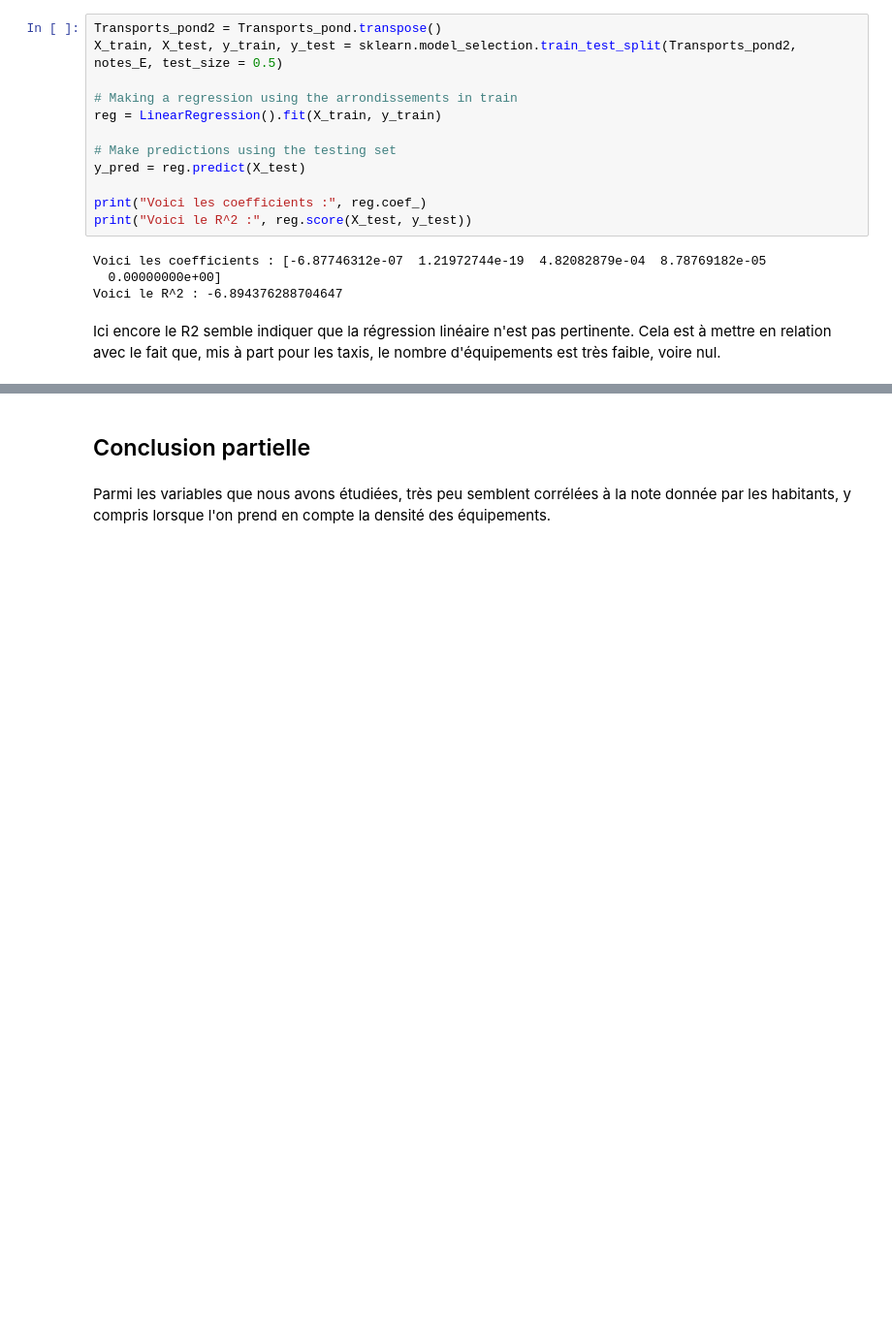
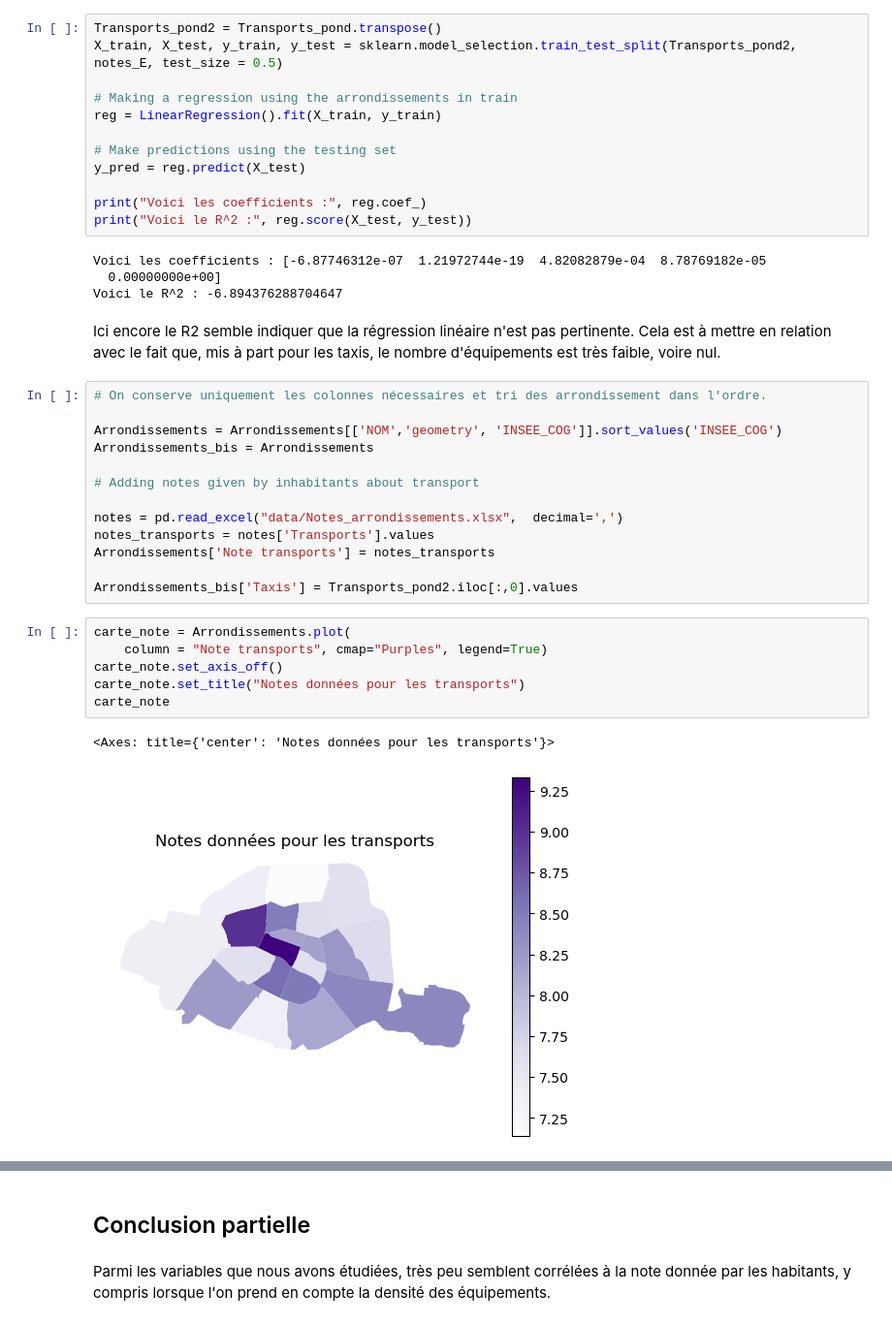
Before and after one commit to solenemoro/Projet_Python_2AENSAE, a Jupyter notebook: Equipements.ipynb, the cells around one changed output, grey strips where cells are left out. Shown: that part at 97% size. Saved outputs shown, nothing was run; the diff lists cells and outputs as text; blank space fills up the shorter version.

Commit message:
Cartes en plus pour Equipements

```diff
--- a/Equipements.ipynb
+++ b/Equipements.ipynb
@@ -610,3 +610,25 @@ Voici les coefficients : [-6.87746312e-07  1.21972744e-19  4.82082879e-04  8.787
 Voici le R^2 : -6.894376288704647
 # %% [markdown]
 Ici encore le R2 semble indiquer que la régression linéaire n'est pas pertinente. Cela est à mettre en relation avec le fait que, mis à part pour les taxis, le nombre d'équipements est très faible, voire nul.
+# %%
+# On conserve uniquement les colonnes nécessaires et tri des arrondissement dans l'ordre.
+
+Arrondissements = Arrondissements[['NOM','geometry', 'INSEE_COG']].sort_values('INSEE_COG')
+Arrondissements_bis = Arrondissements
+
+# Adding notes given by inhabitants about transport
+
+notes = pd.read_excel("data/Notes_arrondissements.xlsx",  decimal=',')
+notes_transports = notes['Transports'].values
+Arrondissements['Note transports'] = notes_transports
+
+Arrondissements_bis['Taxis'] = Transports_pond2.iloc[:,0].values
+# %%
+carte_note = Arrondissements.plot(
+    column = "Note transports", cmap="Purples", legend=True)
+carte_note.set_axis_off()
+carte_note.set_title("Notes données pour les transports")
+carte_note
+# %% [output]
+<Axes: title={'center': 'Notes données pour les transports'}>
+[figure, added]
```
Also changed, not shown: parts of 2 cells of this notebook.
